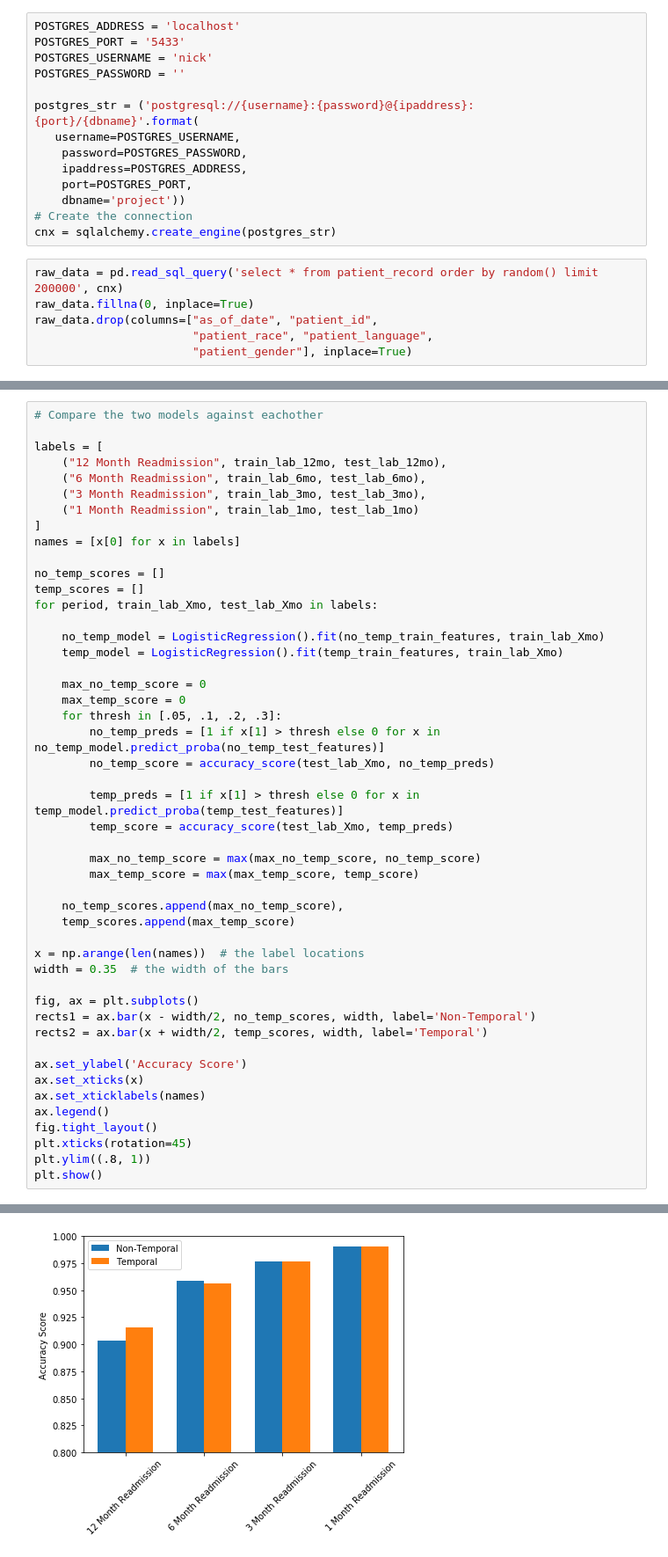
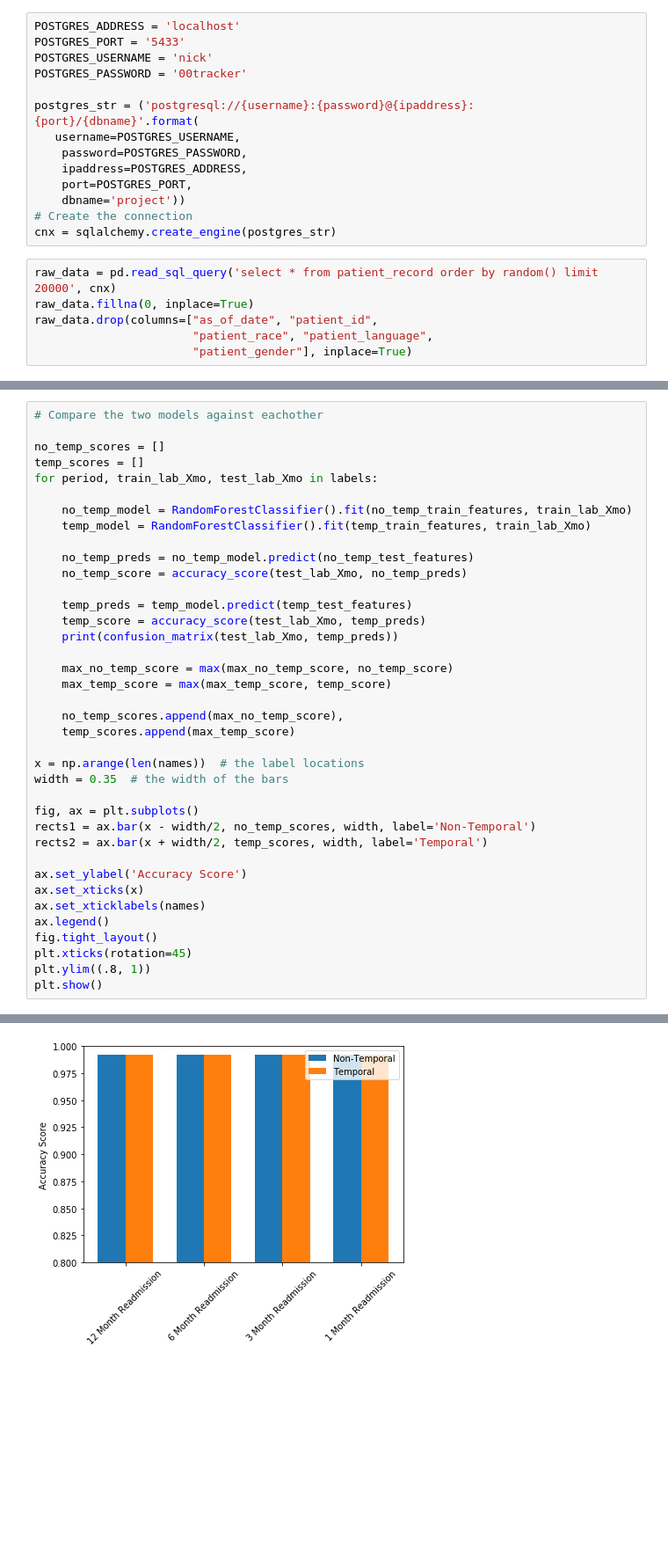
Before and after one commit to philip-johnson-2/DS5500, a Jupyter notebook: modeling/project_report.ipynb, the cells around one changed output, grey strips where cells are left out. Shown at 88% size. Drawn from its saved outputs; the diff is of its cells as text; blank space fills up the shorter version.

Commit message:
Updates to modeling file

```diff
--- a/modeling/project_report.ipynb
+++ b/modeling/project_report.ipynb
@@ -12,7 +76,7 @@ from sklearn.feature_selection import SelectKBest, chi2, mutual_info_classif
 POSTGRES_ADDRESS = 'localhost'
 POSTGRES_PORT = '5433'
 POSTGRES_USERNAME = 'nick'
-POSTGRES_PASSWORD = ''
+POSTGRES_PASSWORD = '00tracker'
 
 postgres_str = ('postgresql://{username}:{password}@{ipaddress}:{port}/{dbname}'.format(
    username=POSTGRES_USERNAME,
@@ -23,7 +87,7 @@ postgres_str = ('postgresql://{username}:{password}@{ipaddress}:{port}/{dbname}'
 # Create the connection
 cnx = sqlalchemy.create_engine(postgres_str)
 # %%
-raw_data = pd.read_sql_query('select * from patient_record order by random() limit 200000', cnx)
+raw_data = pd.read_sql_query('select * from patient_record order by random() limit 20000', cnx)
 raw_data.fillna(0, inplace=True)
 raw_data.drop(columns=["as_of_date", "patient_id",
                        "patient_race", "patient_language",
@@ -91,33 +237,23 @@ To isolate the effects of adding a temporal factor to our models, we first built
 We created both of these models using a logistic classifier and compared them agains eachother over a range of decision thresholds, using the highest accuracy from each model on a number of response variables, The results are below:
 # %%
 # Compare the two models against eachother
-
-labels = [
-    ("12 Month Readmission", train_lab_12mo, test_lab_12mo),
-    ("6 Month Readmission", train_lab_6mo, test_lab_6mo),
-    ("3 Month Readmission", train_lab_3mo, test_lab_3mo),
-    ("1 Month Readmission", train_lab_1mo, test_lab_1mo)
-]
-names = [x[0] for x in labels]
 
 no_temp_scores = []
 temp_scores = []
 for period, train_lab_Xmo, test_lab_Xmo in labels:
 
-    no_temp_model = LogisticRegression().fit(no_temp_train_features, train_lab_Xmo)
-    temp_model = LogisticRegression().fit(temp_train_features, train_lab_Xmo)
+    no_temp_model = RandomForestClassifier().fit(no_temp_train_features, train_lab_Xmo)
+    temp_model = RandomForestClassifier().fit(temp_train_features, train_lab_Xmo)
 
-    max_no_temp_score = 0
-    max_temp_score = 0
-    for thresh in [.05, .1, .2, .3]:
-        no_temp_preds = [1 if x[1] > thresh else 0 for x in no_temp_model.predict_proba(no_temp_test_features)]
-        no_temp_score = accuracy_score(test_lab_Xmo, no_temp_preds)
+    no_temp_preds = no_temp_model.predict(no_temp_test_features)
+    no_temp_score = accuracy_score(test_lab_Xmo, no_temp_preds)
 
-        temp_preds = [1 if x[1] > thresh else 0 for x in temp_model.predict_proba(temp_test_features)]
-        temp_score = accuracy_score(test_lab_Xmo, temp_preds)
+    temp_preds = temp_model.predict(temp_test_features)
+    temp_score = accuracy_score(test_lab_Xmo, temp_preds)
+    print(confusion_matrix(test_lab_Xmo, temp_preds))
 
-        max_no_temp_score = max(max_no_temp_score, no_temp_score)
-        max_temp_score = max(max_temp_score, temp_score)
+    max_no_temp_score = max(max_no_temp_score, no_temp_score)
+    max_temp_score = max(max_temp_score, temp_score)
 
     no_temp_scores.append(max_no_temp_score),
     temp_scores.append(max_temp_score)
@@ -141 +285 @@ plt.show()
-[figure, old version]
+[figure, new version]
```
Also changed, not shown: parts of 7 cells of this notebook, 1 other file.
